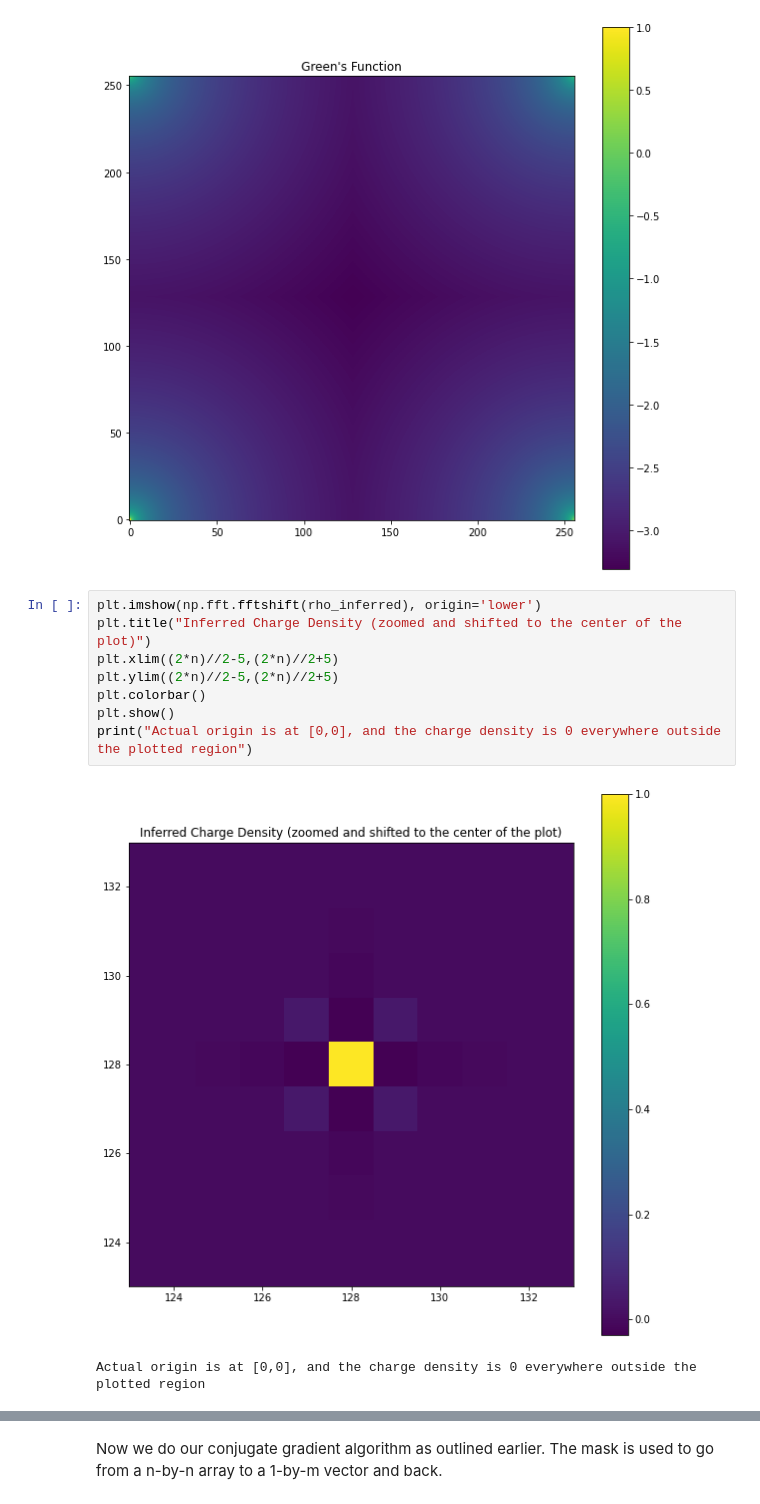
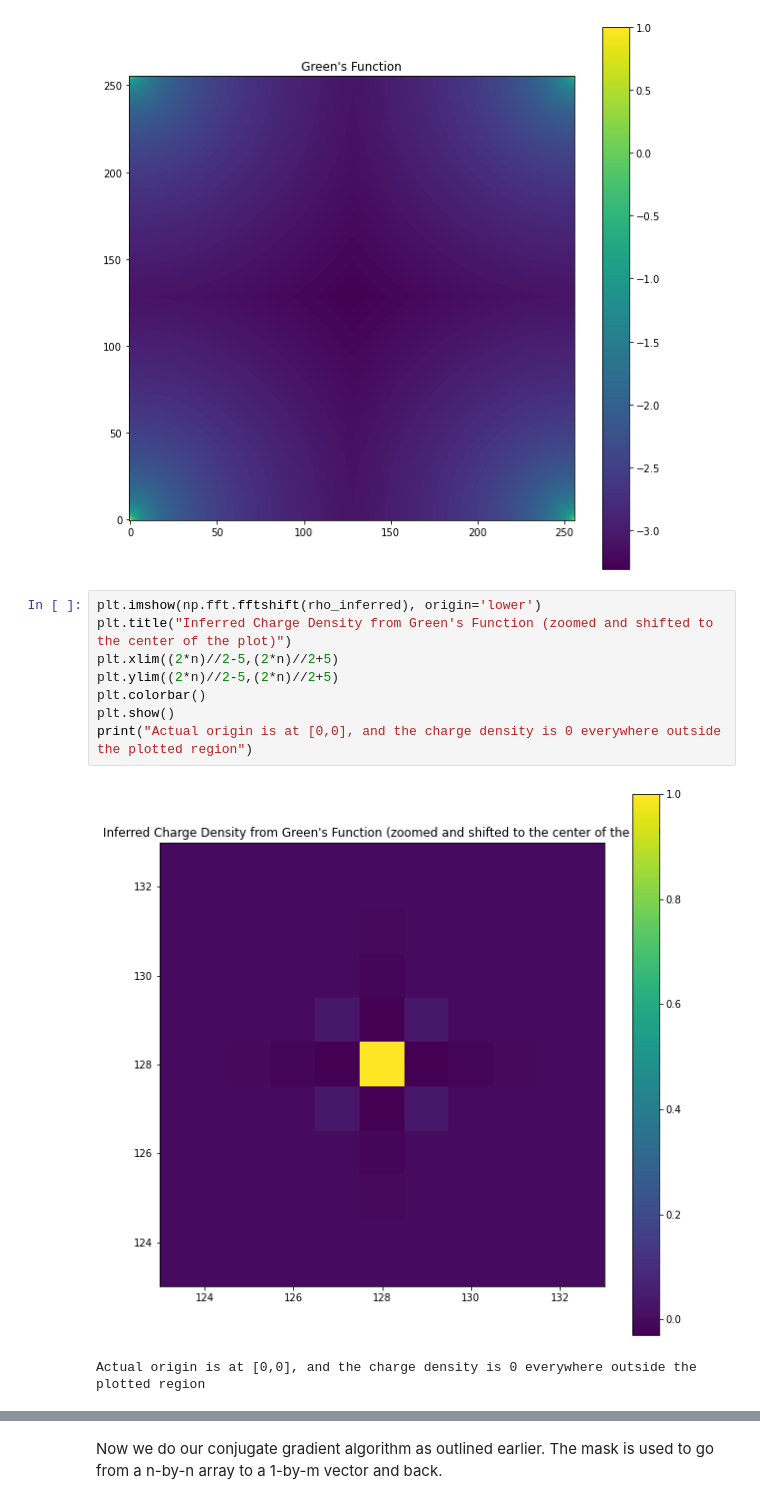
Before and after one commit to nittalas/phys512, a Jupyter notebook: Assignment 8/PHYS512-Assignment8.ipynb, the cells around one changed output, grey strips where cells are left out. Cells and saved outputs as stored; diff of their text form.

```diff
--- a/Assignment 8/PHYS512-Assignment8.ipynb
+++ b/Assignment 8/PHYS512-Assignment8.ipynb
@@ -75,13 +114,13 @@ plt.show()
 [figure]
 # %%
 plt.imshow(np.fft.fftshift(rho_inferred), origin='lower')
-plt.title("Inferred Charge Density (zoomed and shifted to the center of the plot)")
+plt.title("Inferred Charge Density from Green's Function (zoomed and shifted to the center of the plot)")
 plt.xlim((2*n)//2-5,(2*n)//2+5)
 plt.ylim((2*n)//2-5,(2*n)//2+5)
 plt.colorbar()
 plt.show()
 print("Actual origin is at [0,0], and the charge density is 0 everywhere outside the plotted region")
 # %% [output]
-[figure, old version]
+[figure, new version]
 Actual origin is at [0,0], and the charge density is 0 everywhere outside the plotted region
 # %% [markdown]
```
Also changed, not shown: parts of 9 cells of this notebook.
